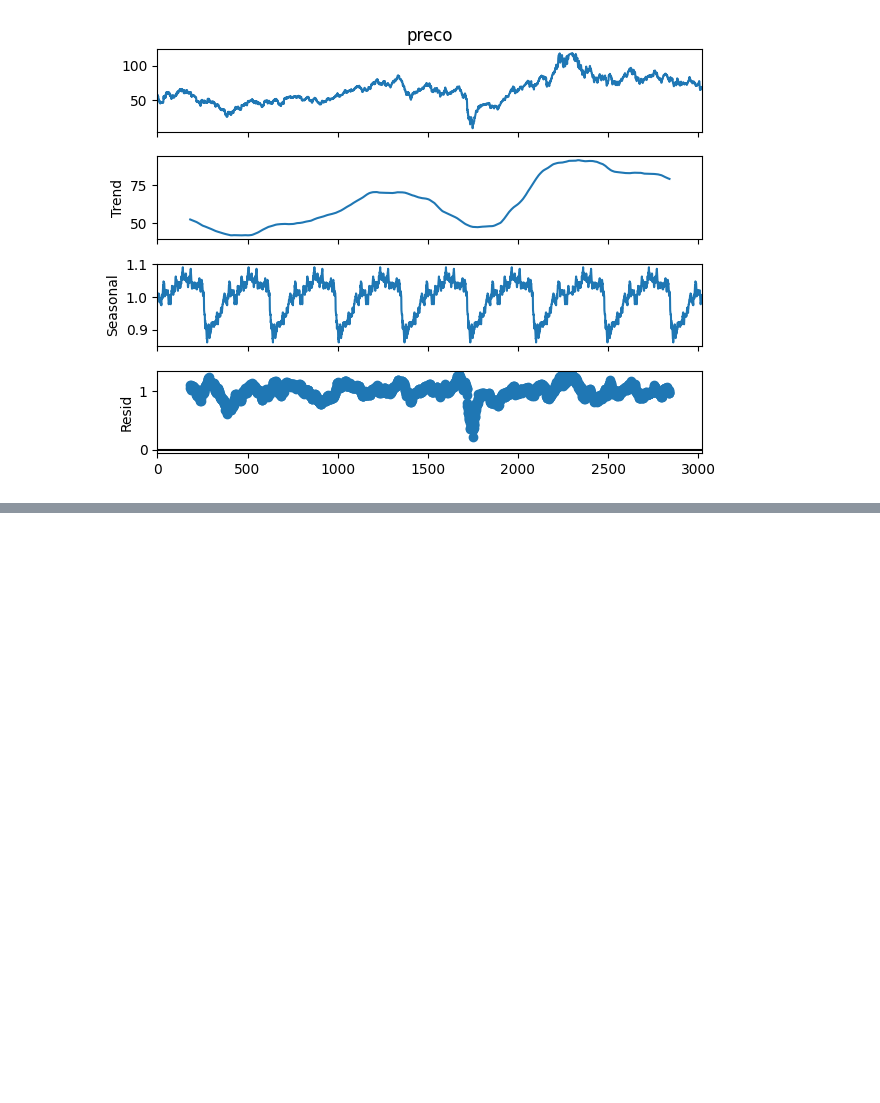
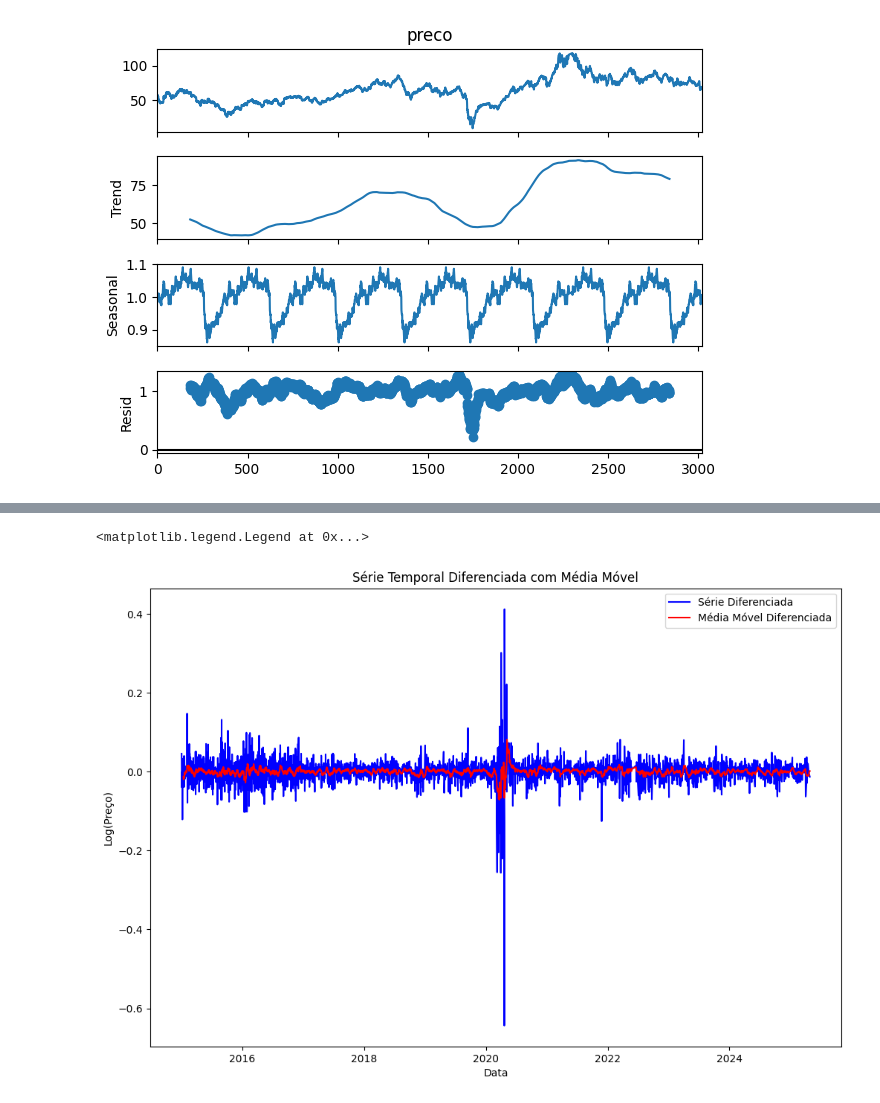
Before and after one commit to Sousa-Matheus/Pos_Tech_DTAT_FIAP, a Jupyter notebook: Techchallenge Fase 4/techchallenge4.ipynb, the cells around one changed output, grey strips where cells are left out. Cells and saved outputs as stored; diff of their text form; code cells hidden in the pictures; blank space fills up the shorter version.

```diff
--- a/Techchallenge Fase 4/techchallenge4.ipynb
+++ b/Techchallenge Fase 4/techchallenge4.ipynb
@@ -197,0 +267,13 @@ Valores críticos:
+# %%
+df_serie_diff = df_serie_log.diff().dropna()
+ma_diff = df_serie_diff.rolling(window=12).mean()
+fig, ax = plt.subplots(figsize=(12, 8))
+ax.plot(df_serie_diff, label='Série Diferenciada', color='blue')
+ax.plot(ma_diff, label='Média Móvel Diferenciada', color='red')
+ax.set_title('Série Temporal Diferenciada com Média Móvel')
+ax.set_xlabel('Data')
+ax.set_ylabel('Log(Preço)')
+ax.legend()
+# %% [output]
+<matplotlib.legend.Legend at 0x...>
+[figure, added]
```
Also changed, not shown: parts of 13 cells of this notebook, 7 other files.
